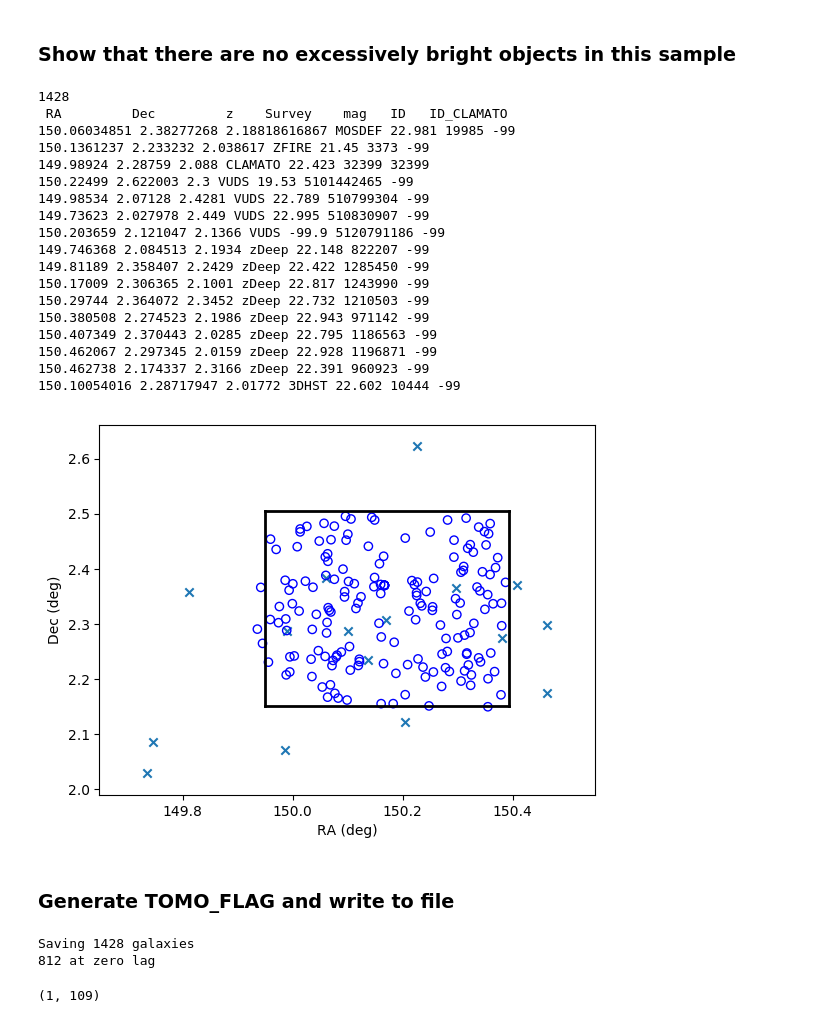
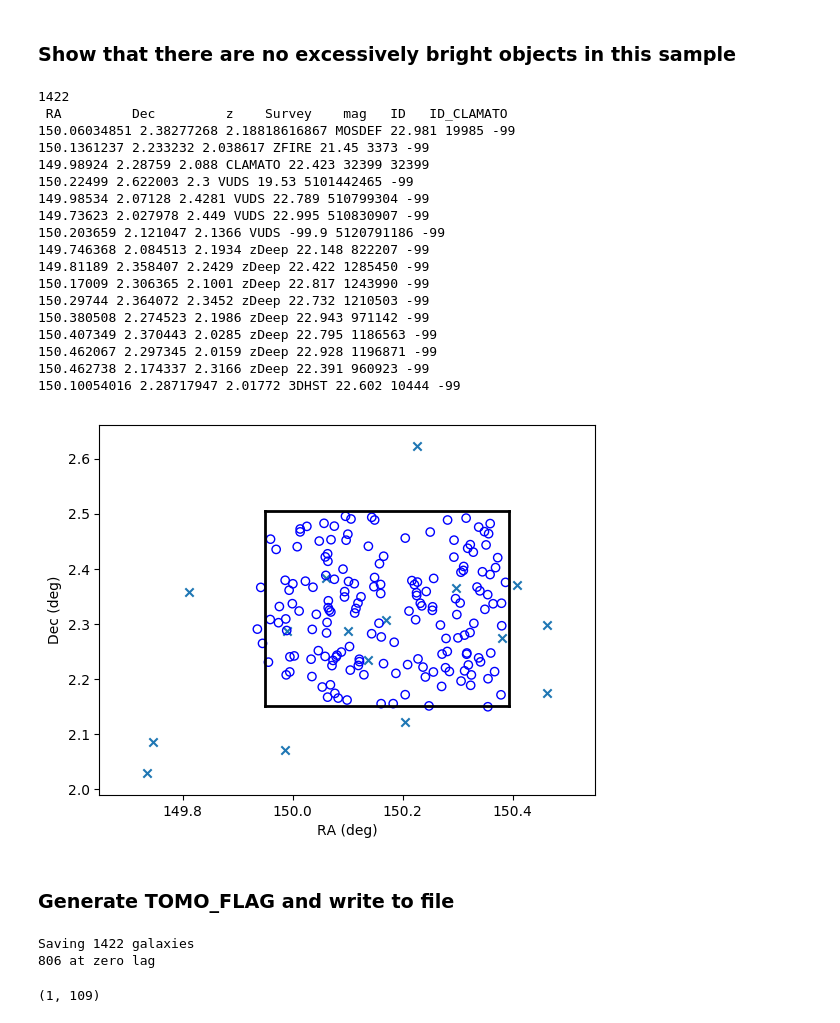
Before and after one commit to kheegan/crosscorr2017, a Jupyter notebook: grab_coeval_gal_cl2017.ipynb, the cells around one changed output. Drawn from its saved outputs; the diff is of its cells as text; code cells hidden in the pictures.

```diff
--- a/grab_coeval_gal_cl2017.ipynb
+++ b/grab_coeval_gal_cl2017.ipynb
@@ -220,7 +220,7 @@ We have 123 unique galaxies contributed by ZFIRE
 # %% [markdown]
 ### Add CLAMATO galaxies
 # %%
-clamato_specz_fil = '/Users/kheegan/lya/3d_recon/data/cl2017_redux/cl2017_valueadded_20170426.txt'
+clamato_specz_fil = '/Users/kheegan/lya/3d_recon/data/cl2017_redux/cl2017_valueadded_20170426_widez.txt'
 
 clamato = ascii.read(clamato_specz_fil,format='fast_commented_header',header_start=-1)
 
@@ -774,7 +774,7 @@ print(len(sep2d))
 brightr = (r_matched < 23.) & (sep2d <0.3*u.arcsec)
 
 # Compare again with CLAMATO sources as sanity check
-clamato_specz_fil = '/Users/kheegan/lya/3d_recon/data/cl2017_redux/cl2017_valueadded_20170426.txt'
+clamato_specz_fil = '/Users/kheegan/lya/3d_recon/data/cl2017_redux/cl2017_valueadded_20170426_widez.txt'
 clamato = ascii.read(clamato_specz_fil,format='fast_commented_header',header_start=-1)
 #Make redshift and quality cuts
 zcut = np.all(np.column_stack([(clamato['zspec'] >= zmin) ,
@@ -816,35 +816,35 @@ ax1.plot([ra0,ra1],[dec0,dec0], color='k',linestyle='-', linewidth=2)
 ax1.plot([ra1,ra1],[dec0,dec1], color='k',linestyle='-', linewidth=2)
 ax1.plot([ra1,ra0],[dec1,dec1], color='k',linestyle='-', linewidth=2)
 ax1.plot([ra0,ra0],[dec1,dec0], color='k',linestyle='-', linewidth=2)
 
 pl2 = ax1.scatter(clamato['RA'].data, clamato['Dec'].data, marker='o', edgecolors='b',facecolors='none')
 
 #plt.legend(loc='upper right',scatterpoints=1)
 
 ax1.set_ylabel('Dec (deg)')
 ax1.set_xlabel('RA (deg)')
 
 plt.show()
 # %% [output]
-1428
+1422
  RA         Dec         z    Survey    mag   ID   ID_CLAMATO
 150.06034851 2.38277268 2.18818616867 MOSDEF 22.981 19985 -99
 150.1361237 2.233232 2.038617 ZFIRE 21.45 3373 -99
 149.98924 2.28759 2.088 CLAMATO 22.423 32399 32399
 150.22499 2.622003 2.3 VUDS 19.53 5101442465 -99
 149.98534 2.07128 2.4281 VUDS 22.789 510799304 -99
 149.73623 2.027978 2.449 VUDS 22.995 510830907 -99
 150.203659 2.121047 2.1366 VUDS -99.9 5120791186 -99
 149.746368 2.084513 2.1934 zDeep 22.148 822207 -99
 149.81189 2.358407 2.2429 zDeep 22.422 1285450 -99
 150.17009 2.306365 2.1001 zDeep 22.817 1243990 -99
 150.29744 2.364072 2.3452 zDeep 22.732 1210503 -99
 150.380508 2.274523 2.1986 zDeep 22.943 971142 -99
 150.407349 2.370443 2.0285 zDeep 22.795 1186563 -99
 150.462067 2.297345 2.0159 zDeep 22.928 1196871 -99
 150.462738 2.174337 2.3166 zDeep 22.391 960923 -99
 150.10054016 2.28717947 2.01772 3DHST 22.602 10444 -99
-[figure, old version]
+[figure, new version]
 # %% [markdown]
 ### Generate TOMO_FLAG and write to file
 # %%
@@ -866,7 +866,7 @@ print('Saving %i galaxies' % len(galxcorr))
 print('%i at zero lag' % np.sum(1 for i in zero_lag if i))
 
 
-ascii.write(galxcorr,'cat_galxcorr_cl2017_uniq_v1.dat',format='ipac', overwrite=True)
+ascii.write(galxcorr,'cat_galxcorr_cl2017_uniq_v2.dat',format='ipac', overwrite=True)
 
 # Write a file that is in [x,y,z] coordinates relative to tomographic map
 binfac = 2.  # To convert from Mpc/h to tomographic bins
@@ -883,12 +883,12 @@ galtomo = Table([x_all[get_tomo], y_all[get_tomo], zz_all[get_tomo], source_all[
                 rmag_all[get_tomo]], names=('x_map', 'y_map', 'z_map', 'source', 'id', 'rmag'),
                dtype=('f8', 'f8', 'f8', 'U', 'i8','f4'))
 
-ascii.write(galtomo,'cat_tomoxyz_cl2017_uniq_v1.dat',format='ipac', overwrite=True)
+ascii.write(galtomo,'cat_tomoxyz_cl2017_uniq_v2.dat',format='ipac', overwrite=True)
 
 catmd.close()
 # %% [output]
-Saving 1428 galaxies
-812 at zero lag
+Saving 1422 galaxies
+806 at zero lag
 # %%
 print(np.shape((np.where((galxcorr['source']=='MOSDEF') & (galxcorr['tomo_flag'] ==1)))))
 # %% [output]
```
Also changed, not shown: parts of 5 cells of this notebook.
